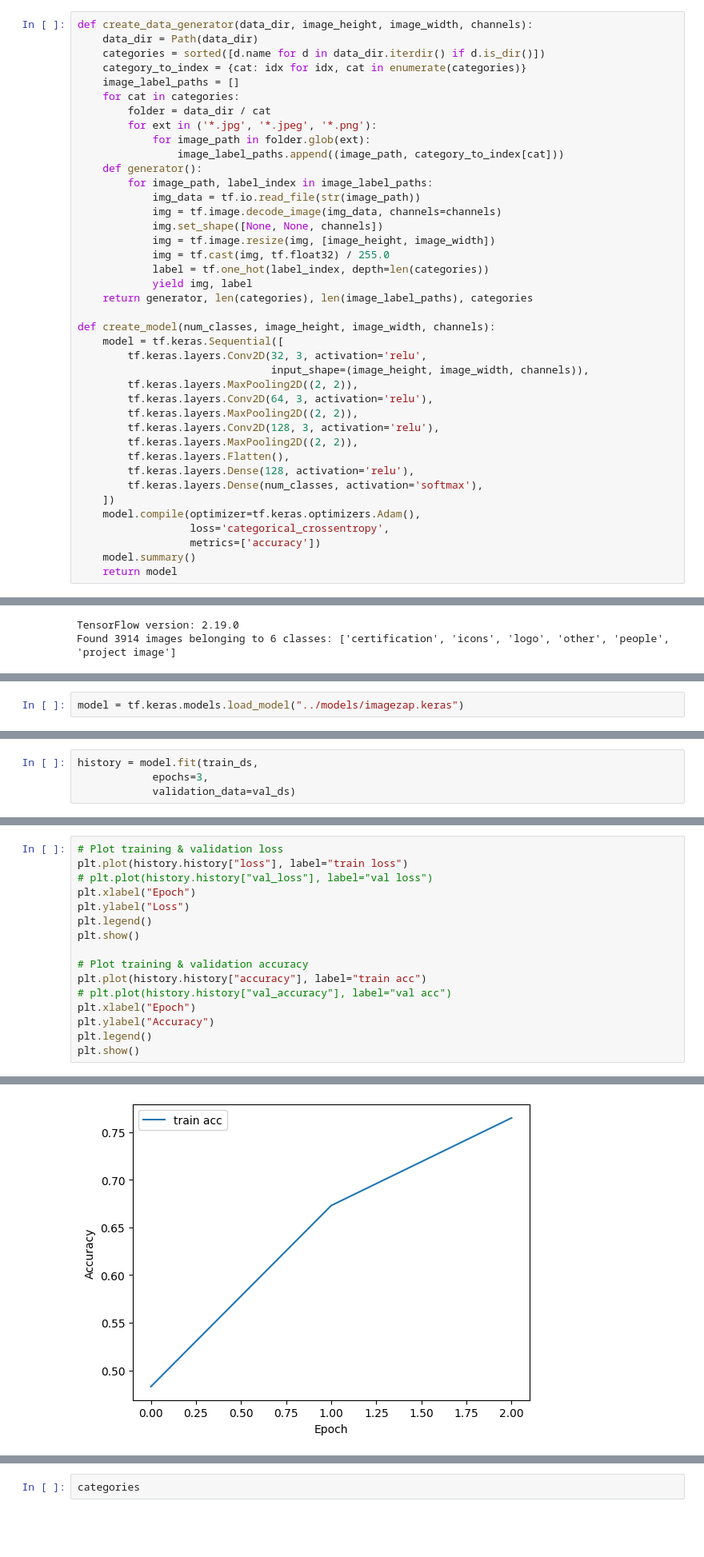
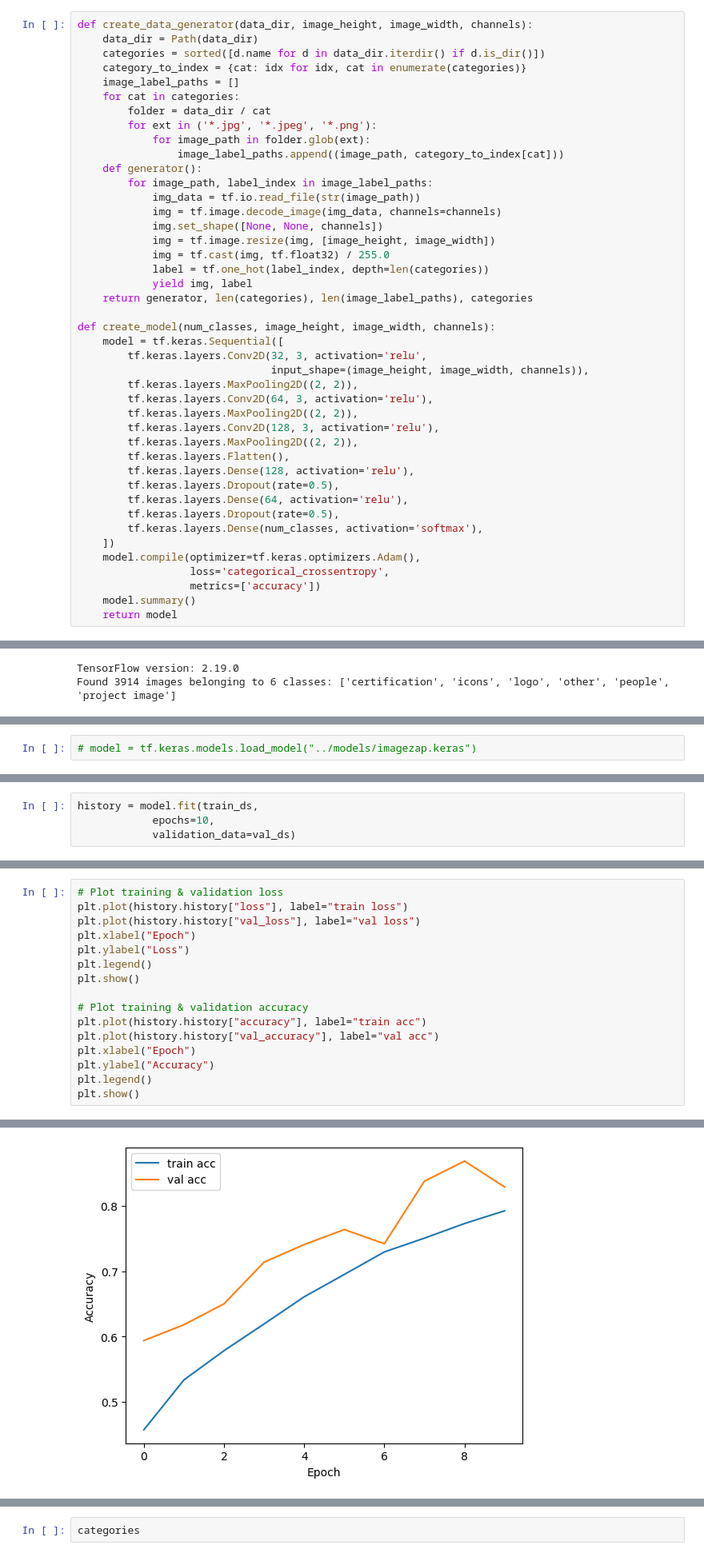
Before and after one commit to Dmrgn/thundr-Models, a Jupyter notebook: notebooks/imagezap.ipynb, the cells around one changed output, grey strips where cells are left out. Shown at 80% size. Drawn from its saved outputs; the diff is of its cells as text; blank space fills up the shorter version.

Commit message:
imagezap update

```diff
--- a/notebooks/imagezap.ipynb
+++ b/notebooks/imagezap.ipynb
@@ -53,6 +60,9 @@ def create_model(num_classes, image_height, image_width, channels):
         tf.keras.layers.MaxPooling2D((2, 2)),
         tf.keras.layers.Flatten(),
         tf.keras.layers.Dense(128, activation='relu'),
+        tf.keras.layers.Dropout(rate=0.5),
+        tf.keras.layers.Dense(64, activation='relu'),
+        tf.keras.layers.Dropout(rate=0.5),
         tf.keras.layers.Dense(num_classes, activation='softmax'),
     ])
     model.compile(optimizer=tf.keras.optimizers.Adam(),
@@ -116,3 +126,3 @@ Model: "sequential"
  Non-trainable params: 0 (0.00 B)
 # %%
-model = tf.keras.models.load_model("../models/imagezap.keras")
+# model = tf.keras.models.load_model("../models/imagezap.keras")
@@ -121,5 +129,5 @@ ValueError: File format not supported: filepath=../models/imagezap. Keras 3 only
 # %%
 history = model.fit(train_ds,
-            epochs=3,
+            epochs=10,
             validation_data=val_ds)
 # %% [output]
@@ -159,7 +161,7 @@ Epoch 3/3
 # %%
 # Plot training & validation loss
 plt.plot(history.history["loss"], label="train loss")
-# plt.plot(history.history["val_loss"], label="val loss")
+plt.plot(history.history["val_loss"], label="val loss")
 plt.xlabel("Epoch")
 plt.ylabel("Loss")
 plt.legend()
@@ -167,7 +169,7 @@ plt.show()
 
 # Plot training & validation accuracy
 plt.plot(history.history["accuracy"], label="train acc")
-# plt.plot(history.history["val_accuracy"], label="val acc")
+plt.plot(history.history["val_accuracy"], label="val acc")
 plt.xlabel("Epoch")
 plt.ylabel("Accuracy")
 plt.legend()
@@ -177,2 +179,2 @@ plt.show()
-[figure, old version]
+[figure, new version]
 # %%
```
Also changed, not shown: parts of 10 cells of this notebook, 3 other files.
